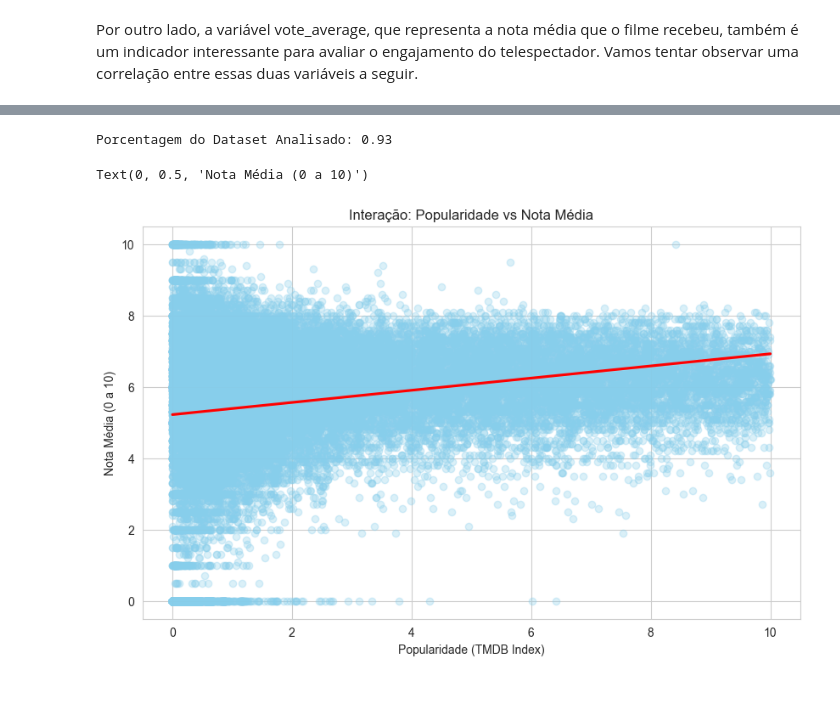
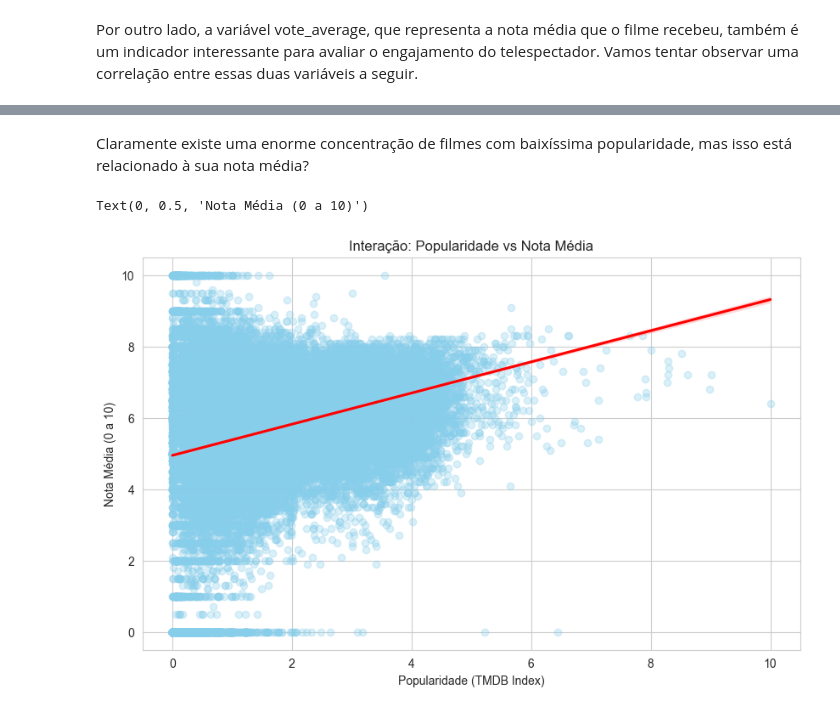
Before and after one commit to py-zeli/BoraVer, a Jupyter notebook: analise-exploratoria.ipynb, the cells around one changed output, grey strips where cells are left out. Drawn from its saved outputs; the diff is of its cells as text; code cells hidden in the pictures.

```diff
--- a/analise-exploratoria.ipynb
+++ b/analise-exploratoria.ipynb
@@ -295,0 +313,12 @@ df[['original_title','vote_average']].sort_values('vote_average', ascending=Fals
+# %%
+import numpy as np
+
+# 1. Aplicamos o log1p
+log_pop = np.log1p(df['popularity'])
+
+# 2. Reescalonamos para que o máximo seja 10
+# Dividimos pelo valor máximo do log para ficar entre 0 e 1, depois multiplicamos por 10
+df['popularity_norm'] = (log_pop / log_pop.max()) * 10
+
+# Vamos ver como ficaram os valores agora:
+display(df[['original_title','popularity', 'popularity_norm']].sort_values('popularity', ascending=False).head(10))
@@ -296,26 +363,17 @@ df[['original_title','vote_average']].sort_values('vote_average', ascending=Fals
+# %% [markdown]
+Claramente existe uma enorme concentração de filmes com baixíssima popularidade, mas isso está relacionado à sua nota média? <br>
 # %%
-df_analise = df.loc[df['popularity'] < 10]
-
-pct_dataset_analisado = round(len(df_analise)/len(df),2)
-
-print('Porcentagem do Dataset Analisado:',pct_dataset_analisado)
-
-
-
-sns.regplot(data=df_analise, x='popularity', y='vote_average',
+sns.regplot(data=df, x='popularity_norm', y='vote_average',
 
             scatter_kws={'alpha':0.3, 'color':'skyblue'},
 
             line_kws={'color':'red'})
-
-
 
 plt.title('Interação: Popularidade vs Nota Média')
 
 plt.xlabel('Popularidade (TMDB Index)')
 
 plt.ylabel('Nota Média (0 a 10)')
 # %% [output]
-Porcentagem do Dataset Analisado: 0.93
+Text(0, 0.5, 'Nota Média (0 a 10)')
-Text(0, 0.5, 'Nota Média (0 a 10)')
-[figure, old version]
+[figure, new version]
```
Also changed, not shown: parts of 39 cells of this notebook, 1 other file.
